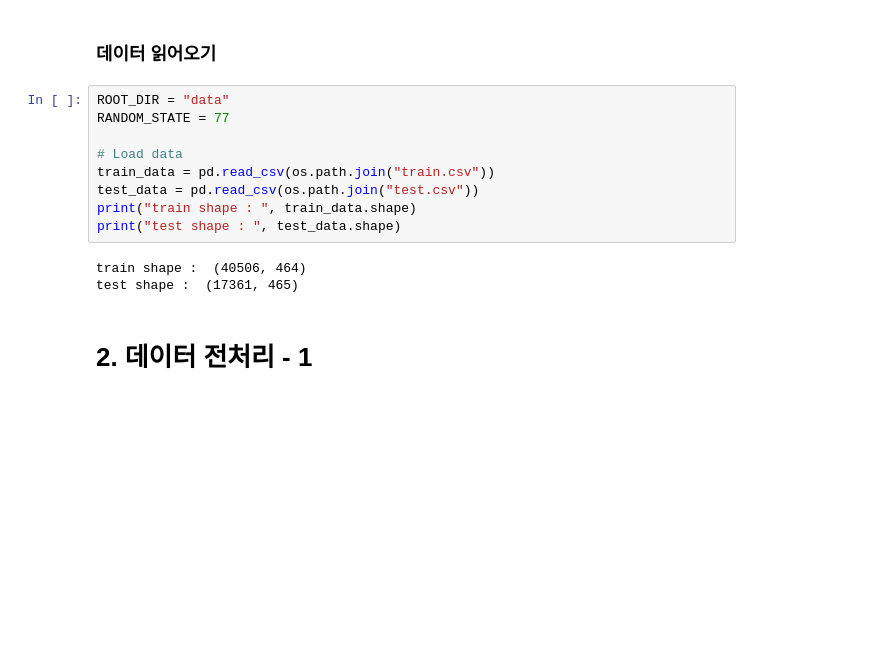
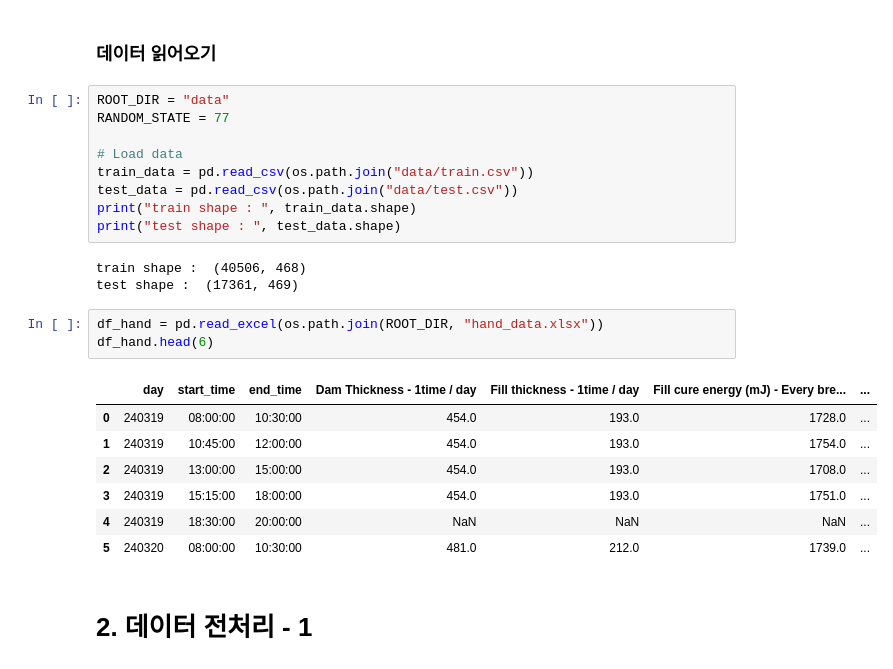
Before and after one commit to ByungwookYang/LG-Amers-5th, a Jupyter notebook: final_submission.ipynb, the cells around one changed output. Saved outputs shown, nothing was run; the diff lists cells and outputs as text; blank space fills up the shorter version.

```diff
--- a/final_submission.ipynb
+++ b/final_submission.ipynb
@@ -46,13 +23,24 @@ ROOT_DIR = "data"
 RANDOM_STATE = 77
 
 # Load data
-train_data = pd.read_csv(os.path.join("train.csv"))
-test_data = pd.read_csv(os.path.join("test.csv"))
+train_data = pd.read_csv(os.path.join("data/train.csv"))
+test_data = pd.read_csv(os.path.join("data/test.csv"))
 print("train shape : ", train_data.shape)
 print("test shape : ", test_data.shape)
 # %% [output]
-train shape :  (40506, 464)
-test shape :  (17361, 465)
+train shape :  (40506, 468)
+test shape :  (17361, 469)
+# %%
+df_hand = pd.read_excel(os.path.join(ROOT_DIR, "hand_data.xlsx"))
+df_hand.head(6)
+# %% [output]
+|  | day | start_time | end_time | Dam Thickness - 1time / day | Fill thickness - 1time / day | Fill cure energy (mJ) - Every bre... | ... |
+| 0 | 240319 | 08:00:00 | 10:30:00 | 454.0 | 193.0 | 1728.0 | ... |
+| 1 | 240319 | 10:45:00 | 12:00:00 | 454.0 | 193.0 | 1754.0 | ... |
+| 2 | 240319 | 13:00:00 | 15:00:00 | 454.0 | 193.0 | 1708.0 | ... |
+| 3 | 240319 | 15:15:00 | 18:00:00 | 454.0 | 193.0 | 1751.0 | ... |
+| 4 | 240319 | 18:30:00 | 20:00:00 | NaN | NaN | NaN | ... |
+| 5 | 240320 | 08:00:00 | 10:30:00 | 481.0 | 212.0 | 1739.0 | ... |
 # %% [markdown]
 # 2. 데이터 전처리 - 1
 # %% [markdown]
```
Also changed, not shown: parts of 56 cells of this notebook.
